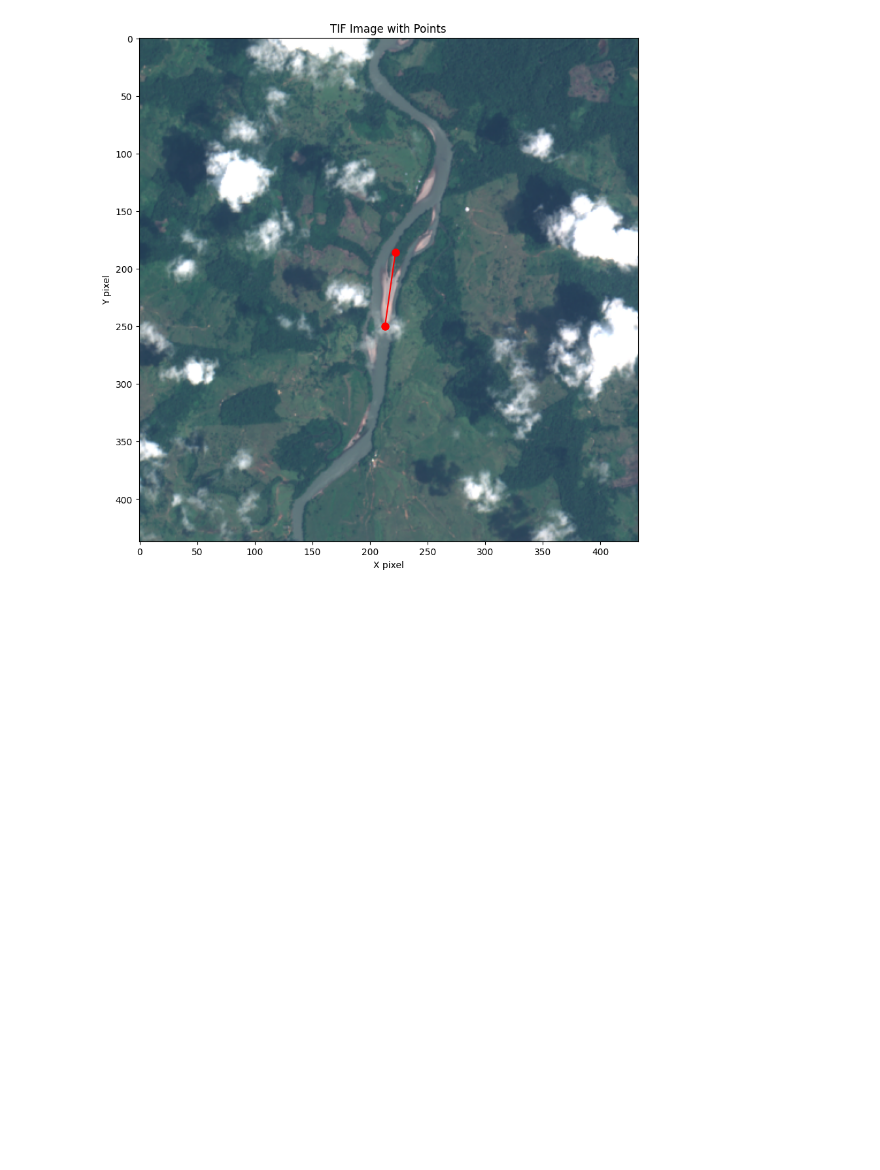
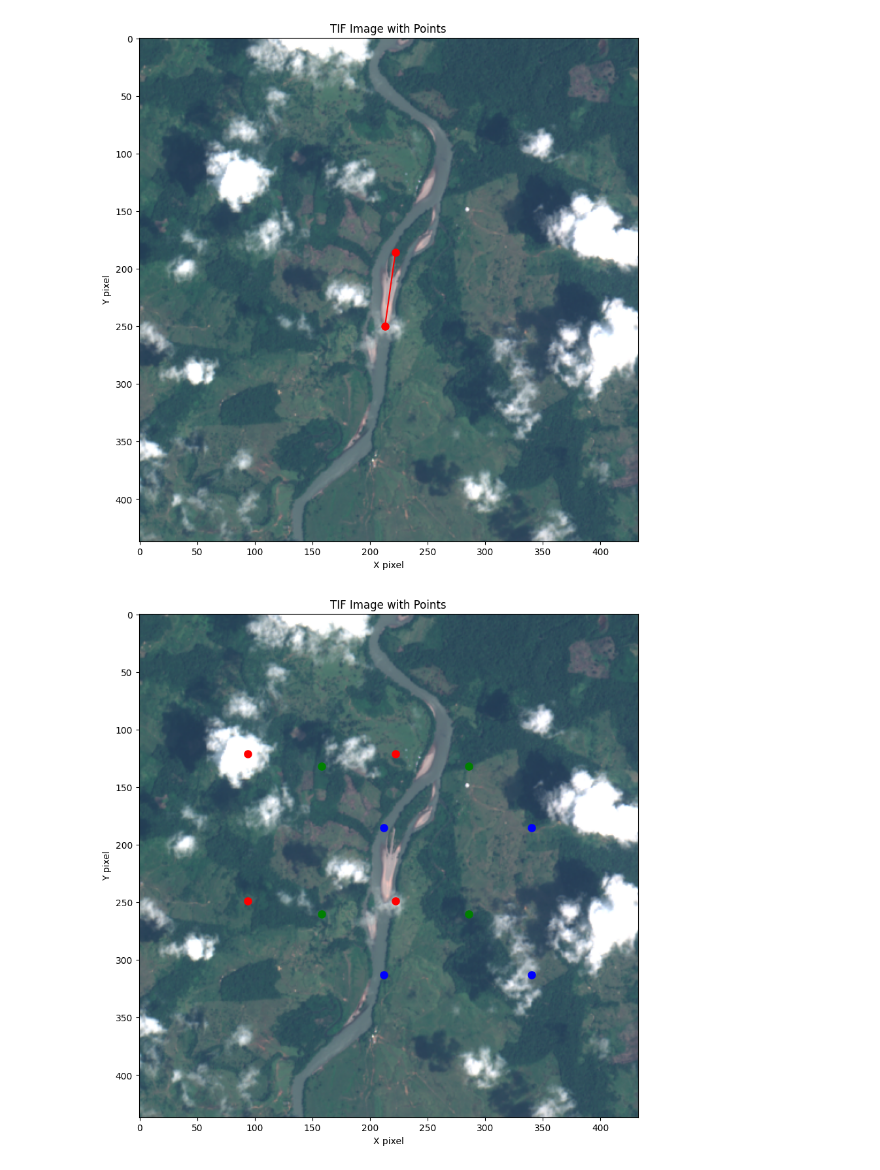
Before and after one commit to Pavel418/runaway-satellite-detection, a Jupyter notebook: train.ipynb, the cells around one changed output. Cells and saved outputs as stored; diff of their text form; code cells hidden in the pictures; blank space fills up the shorter version.

```diff
--- a/train.ipynb
+++ b/train.ipynb
@@ -73,3 +94,34 @@ plt.show()
+# %%
+with rasterio.open(image_path) as src:
+    image_data = src.read()
+    image_data = np.transpose(image_data, (1, 2, 0))
+fig, ax = plt.subplots(figsize=(10, 10))
+ax.imshow(image_data, cmap=None)
+
+ax.plot(x_min_valid, y_min_valid, marker='o', color='red', markersize=8)  # Plotting points as red circles
+ax.plot(x_min_valid + crop_width, y_min_valid + crop_height, marker='o', color='red', markersize=8)  # Plotting points as red circles
+ax.plot(x_min_valid, y_min_valid + crop_height, marker='o', color='red', markersize=8)  # Plotting points as red circles
+ax.plot(x_min_valid + crop_width, y_min_valid, marker='o', color='red', markersize=8)  # Plotting points as red circles
+
+ax.plot(x_max_valid, y_max_valid, marker='o', color='blue', markersize=8)  # Plotting points as red circles
+ax.plot(x_max_valid + crop_width, y_max_valid + crop_height, marker='o', color='blue', markersize=8)  # Plotting points as red circles
+ax.plot(x_max_valid, y_max_valid + crop_height, marker='o', color='blue', markersize=8)  # Plotting points as red circles
+ax.plot(x_max_valid + crop_width, y_max_valid, marker='o', color='blue', markersize=8)  # Plotting points as red circles
+
+ax.plot(crop_x, crop_y, marker='o', color='green', markersize=8)  # Plotting points as red circles
+ax.plot(crop_x + crop_width, crop_y + crop_height, marker='o', color='green', markersize=8)  # Plotting points as red circles
+ax.plot(crop_x, crop_y + crop_height, marker='o', color='green', markersize=8)  # Plotting points as red circles
+ax.plot(crop_x + crop_width, crop_y, marker='o', color='green', markersize=8)  # Plotting points as red circles
+
+# Set axis labels
+ax.set_xlabel('X pixel')
+ax.set_ylabel('Y pixel')
+ax.set_title('TIF Image with Points')
+
+# Display the plot
+plt.show()
+# %% [output]
+[figure, added]
 # %%
 import random
 
```
Also changed, not shown: parts of 10 cells of this notebook.
